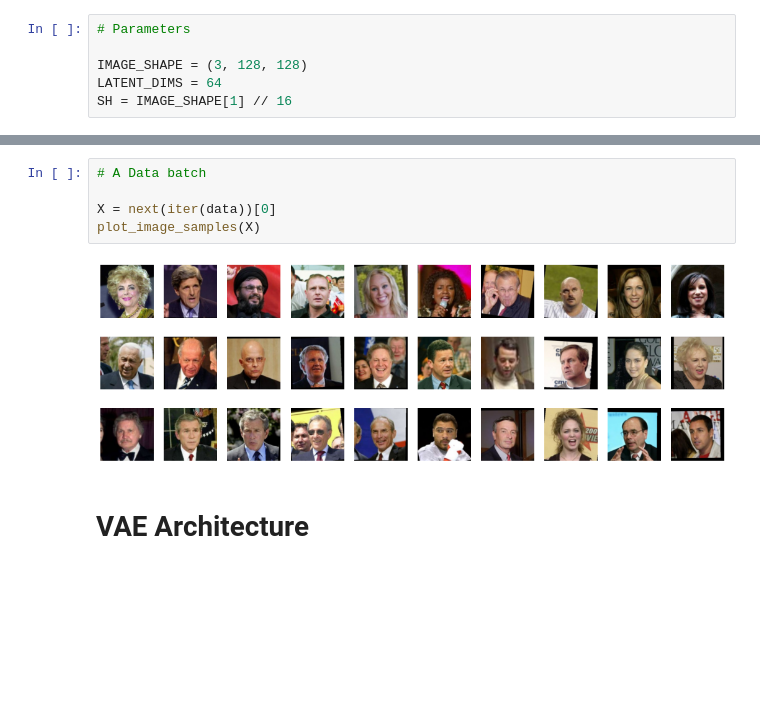
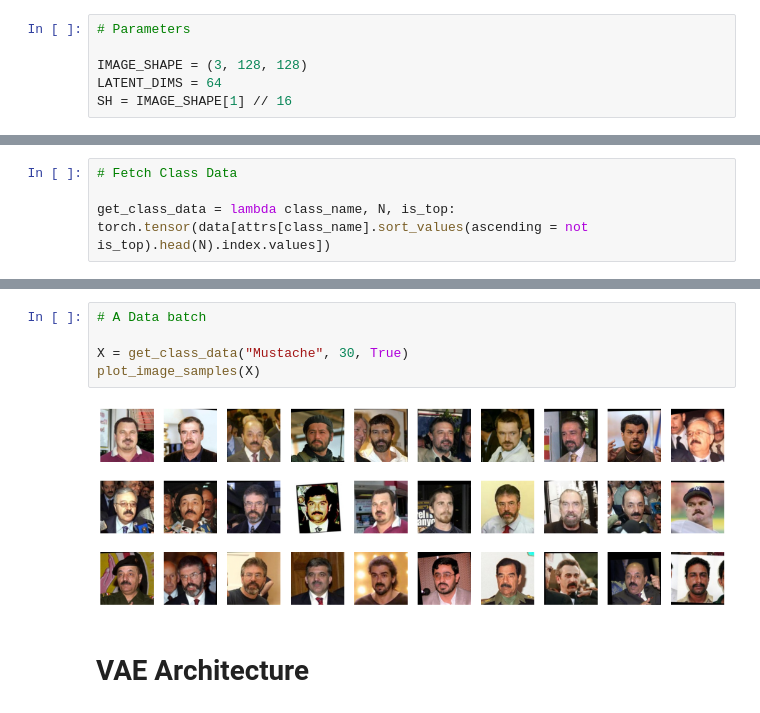
Before and after one commit to aliicee3/LOGML2021-Learning-Latent-Geometries, a Jupyter notebook: Notebooks/Draw_Geodesics.ipynb, the cells around one changed output, grey strips where cells are left out. Cells and saved outputs as stored; diff of their text form; blank space fills up the shorter version.

```diff
--- a/Notebooks/Draw_Geodesics.ipynb
+++ b/Notebooks/Draw_Geodesics.ipynb
@@ -79,3 +95,7 @@ SH = IMAGE_SHAPE[1] // 16
+# %%
+# Fetch Class Data
+
+get_class_data = lambda class_name, N, is_top: torch.tensor(data[attrs[class_name].sort_values(ascending = not is_top).head(N).index.values])
 # %%
 # Load Data
 
@@ -89,10 +105,10 @@ Downloading LFW data (~200MB): https://ndownloader.figshare.com/files/5976015
 # %%
 # A Data batch
 
-X = next(iter(data))[0]
+X = get_class_data("Mustache", 30, True)
 plot_image_samples(X)
 # %% [output]
-[figure, old version]
+[figure, new version]
 # %% [markdown]
 # VAE Architecture
 # %%
```
Also changed, not shown: parts of 24 cells of this notebook.
